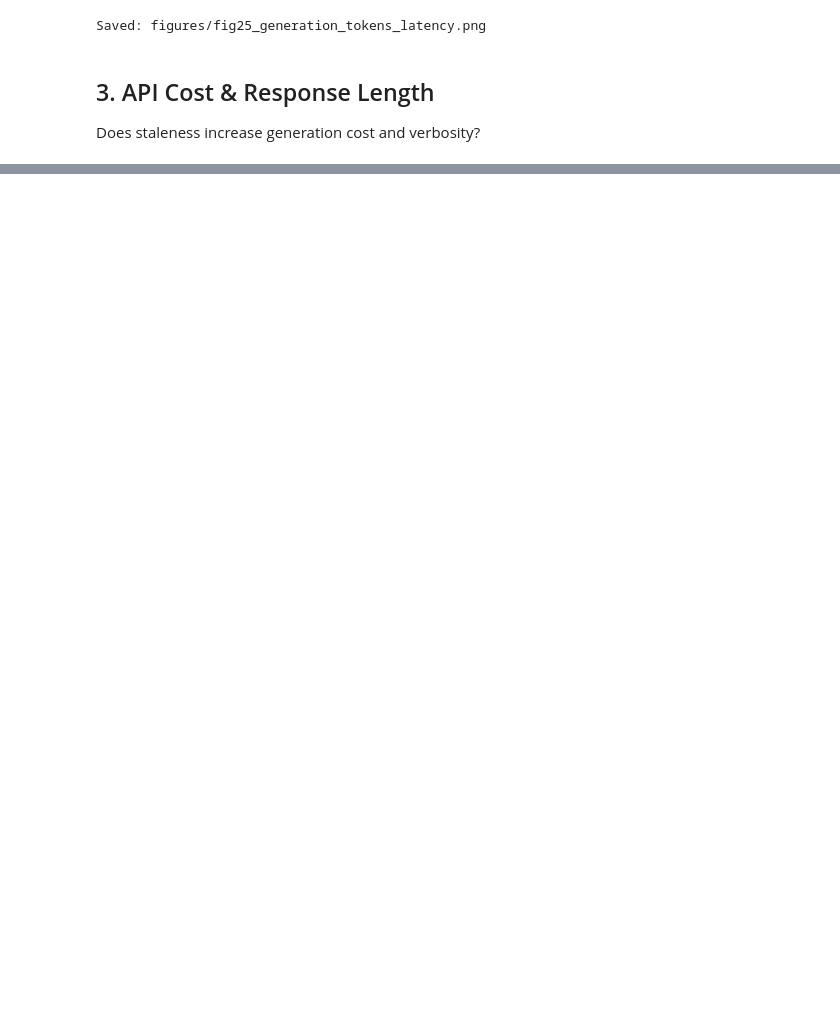
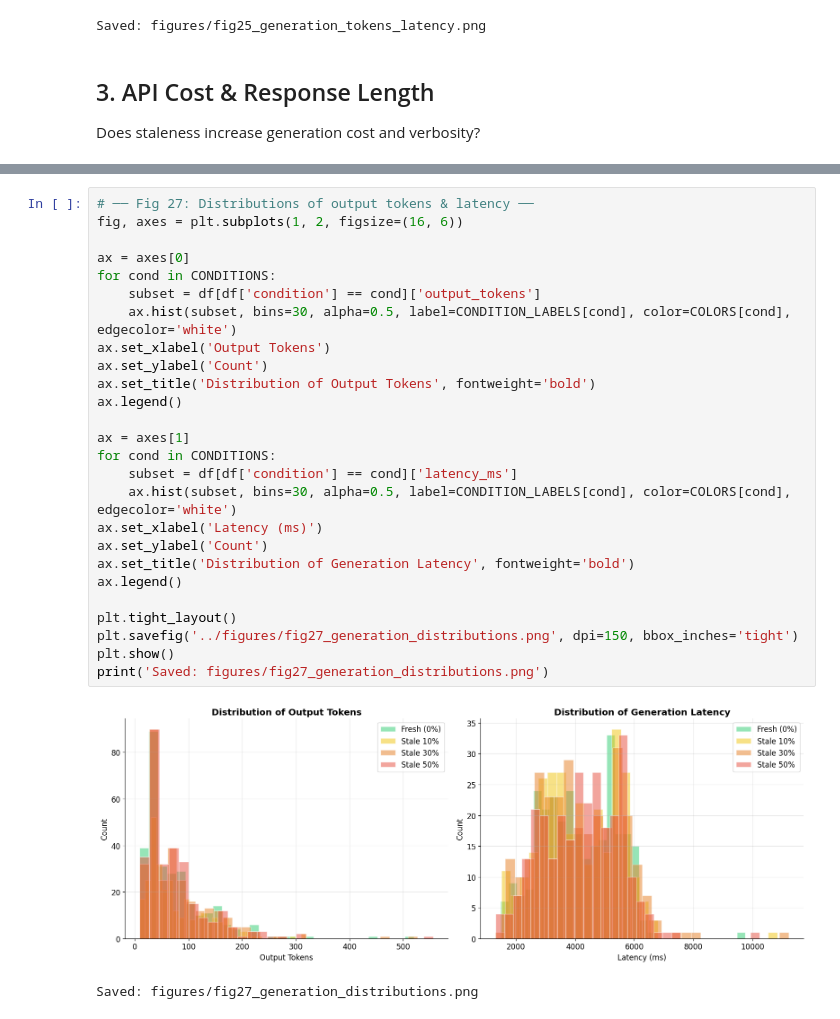
Before and after one commit to kaiagaoo/FreshRAG, a Jupyter notebook: notebooks/generation_analysis.ipynb, the cells around one changed output, grey strips where cells are left out. Cells and saved outputs as stored; diff of their text form; blank space fills up the shorter version.

```diff
--- a/notebooks/generation_analysis.ipynb
+++ b/notebooks/generation_analysis.ipynb
@@ -237 +244,30 @@ print('Saved: figures/fig26_generation_cost_length.png')
 Saved: figures/fig26_generation_cost_length.png
+# %%
+# ── Fig 27: Distributions of output tokens & latency ──
+fig, axes = plt.subplots(1, 2, figsize=(16, 6))
+
+ax = axes[0]
+for cond in CONDITIONS:
+    subset = df[df['condition'] == cond]['output_tokens']
+    ax.hist(subset, bins=30, alpha=0.5, label=CONDITION_LABELS[cond], color=COLORS[cond], edgecolor='white')
+ax.set_xlabel('Output Tokens')
+ax.set_ylabel('Count')
+ax.set_title('Distribution of Output Tokens', fontweight='bold')
+ax.legend()
+
+ax = axes[1]
+for cond in CONDITIONS:
+    subset = df[df['condition'] == cond]['latency_ms']
+    ax.hist(subset, bins=30, alpha=0.5, label=CONDITION_LABELS[cond], color=COLORS[cond], edgecolor='white')
+ax.set_xlabel('Latency (ms)')
+ax.set_ylabel('Count')
+ax.set_title('Distribution of Generation Latency', fontweight='bold')
+ax.legend()
+
+plt.tight_layout()
+plt.savefig('../figures/fig27_generation_distributions.png', dpi=150, bbox_inches='tight')
+plt.show()
+print('Saved: figures/fig27_generation_distributions.png')
+# %% [output]
+[figure, added]
+Saved: figures/fig27_generation_distributions.png
```
Also changed, not shown: parts of 23 cells of this notebook, 29 other files.
